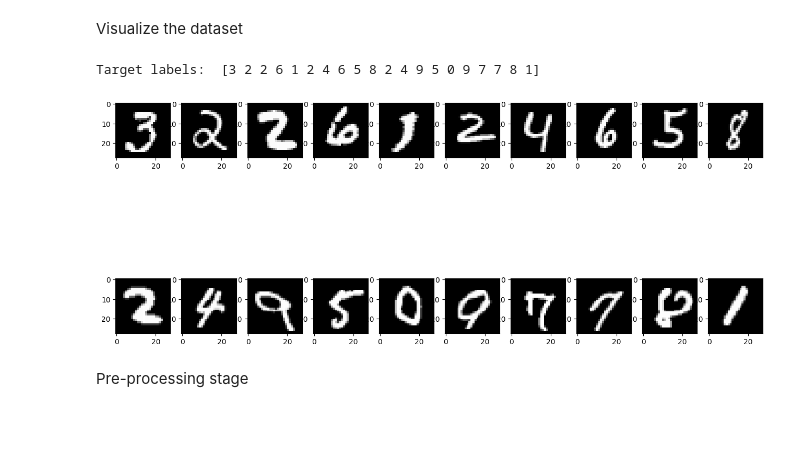
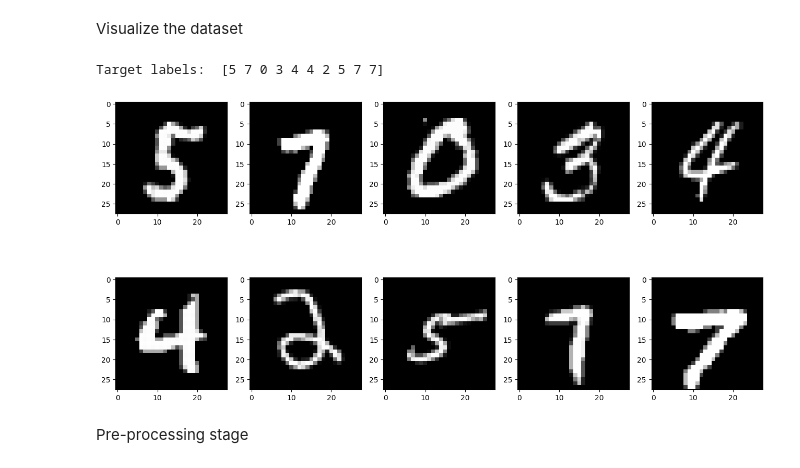
Before and after one commit to AKALANKA28/SE4050-Lab2, a Jupyter notebook: ex. 3.ipynb, the cells around one changed output. Saved outputs shown, nothing was run; the diff lists cells and outputs as text; code cells hidden in the pictures; blank space fills up the shorter version.

```diff
--- a/ex. 3.ipynb
+++ b/ex. 3.ipynb
@@ -20,15 +20,15 @@ Downloading data from https://storage.googleapis.com/tensorflow/tf-keras-dataset
 # %% [markdown]
 Visualize the dataset
 # %%
-fig, axs = plt.subplots(2, 10, figsize=(16,8))
-random_numbers = np.random.randint(0, 60000, 20)
+fig, axs = plt.subplots(2, 5, figsize=(16,8))
+random_numbers = np.random.randint(0, 60000, 10)
 print('Target labels: ',train_target[random_numbers])
 for idx, ax in enumerate(axs.ravel()):
     ax.imshow(train_data[random_numbers[idx]],cmap='gray')
 plt.show()
 # %% [output]
-Target labels:  [3 2 2 6 1 2 4 6 5 8 2 4 9 5 0 9 7 7 8 1]
+Target labels:  [5 7 0 3 4 4 2 5 7 7]
-[figure, old version]
+[figure, new version]
 # %% [markdown]
 Pre-processing stage
 # %%
```
Also changed, not shown: parts of 6 cells of this notebook.
